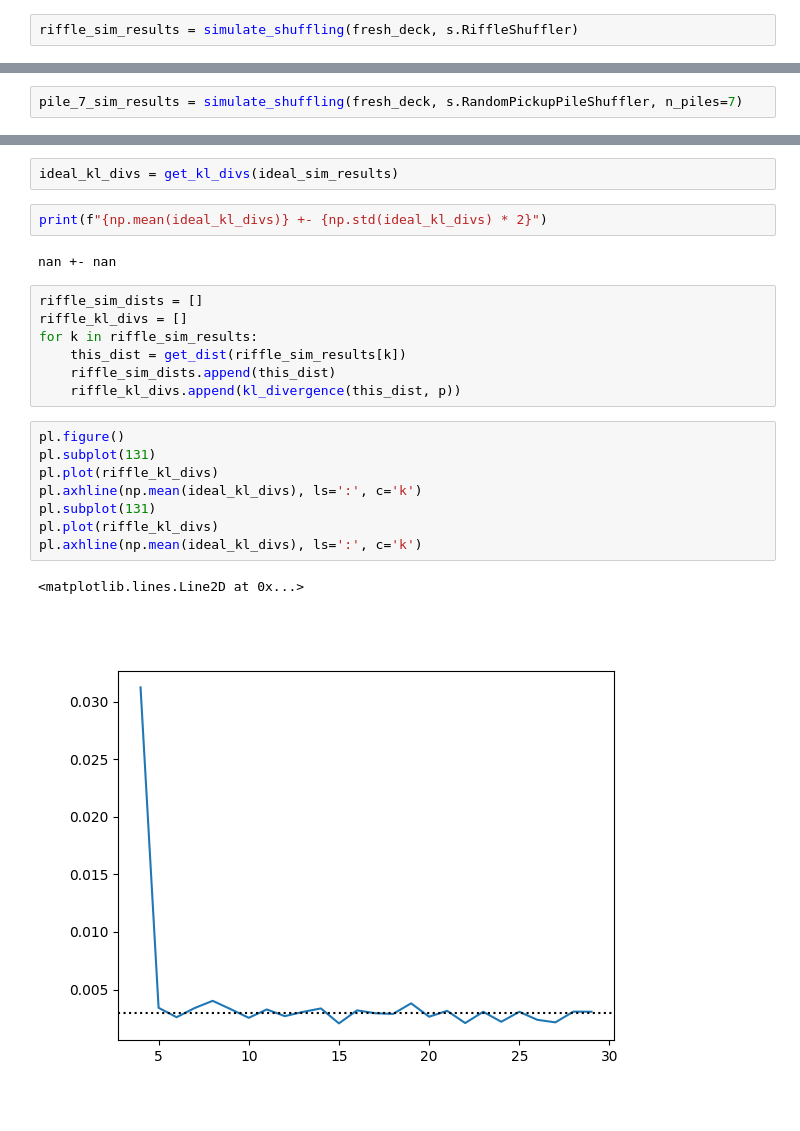
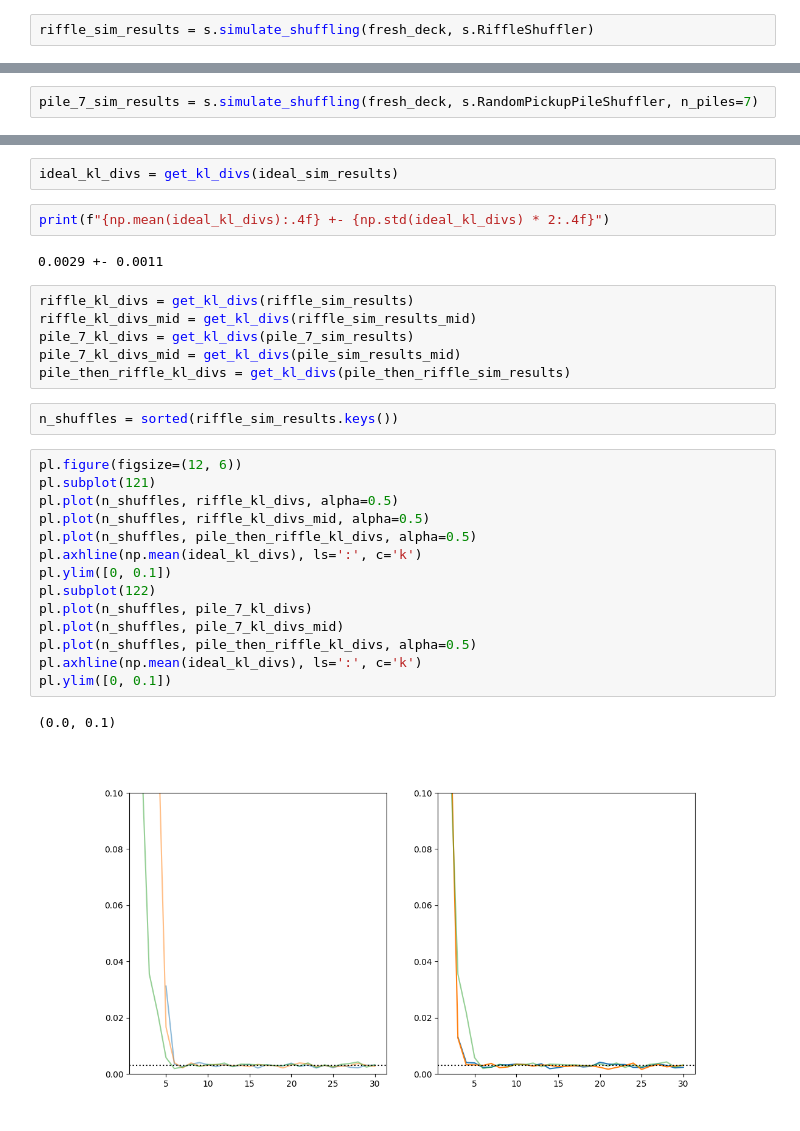
Before and after one commit to mrbell/shuffle_study, a Jupyter notebook: notebooks/Exploring Shuffling Methods.ipynb, the cells around one changed output, grey strips where cells are left out. Cells and saved outputs as stored; diff of their text form.

```diff
--- a/notebooks/Exploring Shuffling Methods.ipynb
+++ b/notebooks/Exploring Shuffling Methods.ipynb
@@ -227,7 +211,7 @@ This distribution says that about 60% of the time we'll take one card from one h
 
 Note that I'm not distinguishing between real "riffle shuffling" like you would do with a deck of playing cards and the type of "smash together" shuffling that TCG players more commonly do with a deck of sleeved cards. I think the mechanisms are pretty much the same unless I'm not thinking about it correctly.
 # %%
-riffle_sim_results = simulate_shuffling(fresh_deck, s.RiffleShuffler)
+riffle_sim_results = s.simulate_shuffling(fresh_deck, s.RiffleShuffler)
 # %%
 plot_histograms(riffle_sim_results, x, p)
 # %% [output]
@@ -243,7 +229,7 @@ My perception of riffle shuffling with physical cards is that it takes a lot mor
 
 Let's turn to pile shuffling. This is something a lot of TCG players do to shuffle their cards gently. It involves dealing out cards into some number of piles, then re-assembling the piles *in a random order*. Note that dealing cards out sequentially and picking them up sequentially does not randomize the deck at all. My implementation of pile shuffling here is different than what I usually do, which is "randomly" deal cards into piles *and* randomly pick up the piles. Here I'm not randomly dealing, just randomly picking up.
 # %%
-pile_7_sim_results = simulate_shuffling(fresh_deck, s.RandomPickupPileShuffler, n_piles=7)
+pile_7_sim_results = s.simulate_shuffling(fresh_deck, s.RandomPickupPileShuffler, n_piles=7)
 # %%
 plot_histograms(pile_7_sim_results, x, p)
 # %% [output]
@@ -327,24 +316,31 @@ def get_kl_divs(result_set):
 # %%
 ideal_kl_divs = get_kl_divs(ideal_sim_results)
 # %%
-print(f"{np.mean(ideal_kl_divs)} +- {np.std(ideal_kl_divs) * 2}")
+print(f"{np.mean(ideal_kl_divs):.4f} +- {np.std(ideal_kl_divs) * 2:.4f}")
 # %% [output]
-nan +- nan
+0.0029 +- 0.0011
-# %%
-riffle_sim_dists = []
-riffle_kl_divs = []
-for k in riffle_sim_results:
-    this_dist = get_dist(riffle_sim_results[k])
-    riffle_sim_dists.append(this_dist)
-    riffle_kl_divs.append(kl_divergence(this_dist, p))
+# %%
+riffle_kl_divs = get_kl_divs(riffle_sim_results)
+riffle_kl_divs_mid = get_kl_divs(riffle_sim_results_mid)
+pile_7_kl_divs = get_kl_divs(pile_7_sim_results)
+pile_7_kl_divs_mid = get_kl_divs(pile_sim_results_mid)
+pile_then_riffle_kl_divs = get_kl_divs(pile_then_riffle_sim_results)
+# %%
+n_shuffles = sorted(riffle_sim_results.keys())
 # %%
-pl.figure()
-pl.subplot(131)
-pl.plot(riffle_kl_divs)
+pl.figure(figsize=(12, 6))
+pl.subplot(121)
+pl.plot(n_shuffles, riffle_kl_divs, alpha=0.5)
+pl.plot(n_shuffles, riffle_kl_divs_mid, alpha=0.5)
+pl.plot(n_shuffles, pile_then_riffle_kl_divs, alpha=0.5)
 pl.axhline(np.mean(ideal_kl_divs), ls=':', c='k')
-pl.subplot(131)
-pl.plot(riffle_kl_divs)
+pl.ylim([0, 0.1])
+pl.subplot(122)
+pl.plot(n_shuffles, pile_7_kl_divs)
+pl.plot(n_shuffles, pile_7_kl_divs_mid)
+pl.plot(n_shuffles, pile_then_riffle_kl_divs, alpha=0.5)
 pl.axhline(np.mean(ideal_kl_divs), ls=':', c='k')
+pl.ylim([0, 0.1])
 # %% [output]
-<matplotlib.lines.Line2D at 0x...>
+(0.0, 0.1)
-[figure, old version]
+[figure, new version]
```
Also changed, not shown: parts of 38 cells of this notebook, 2 other files.
